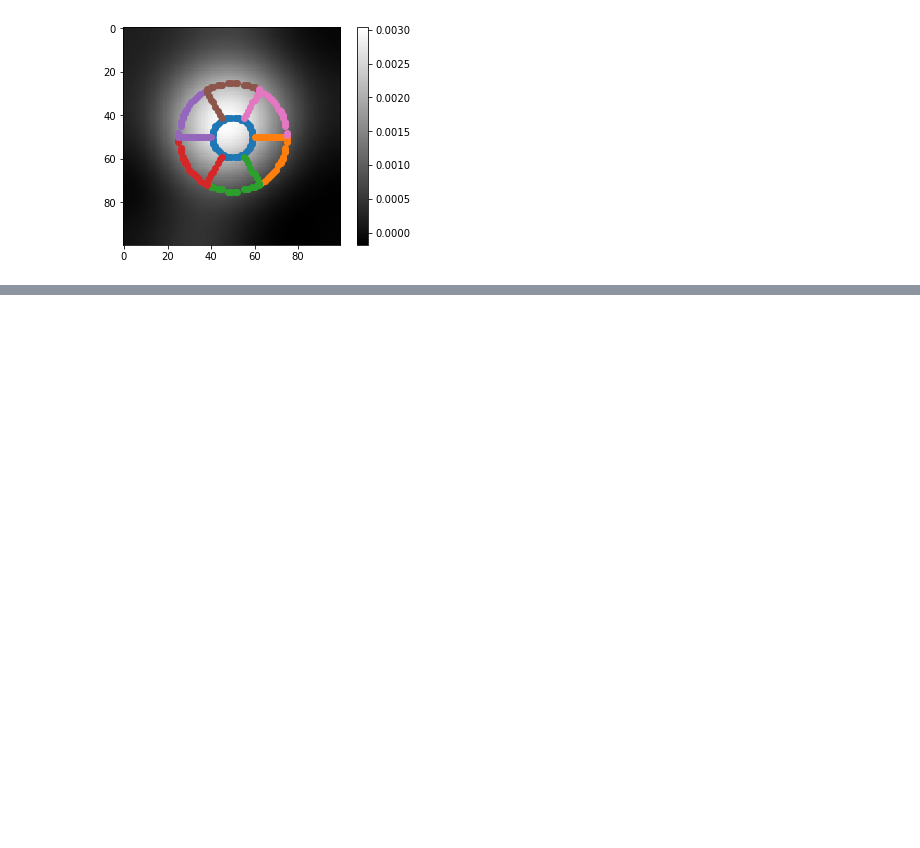
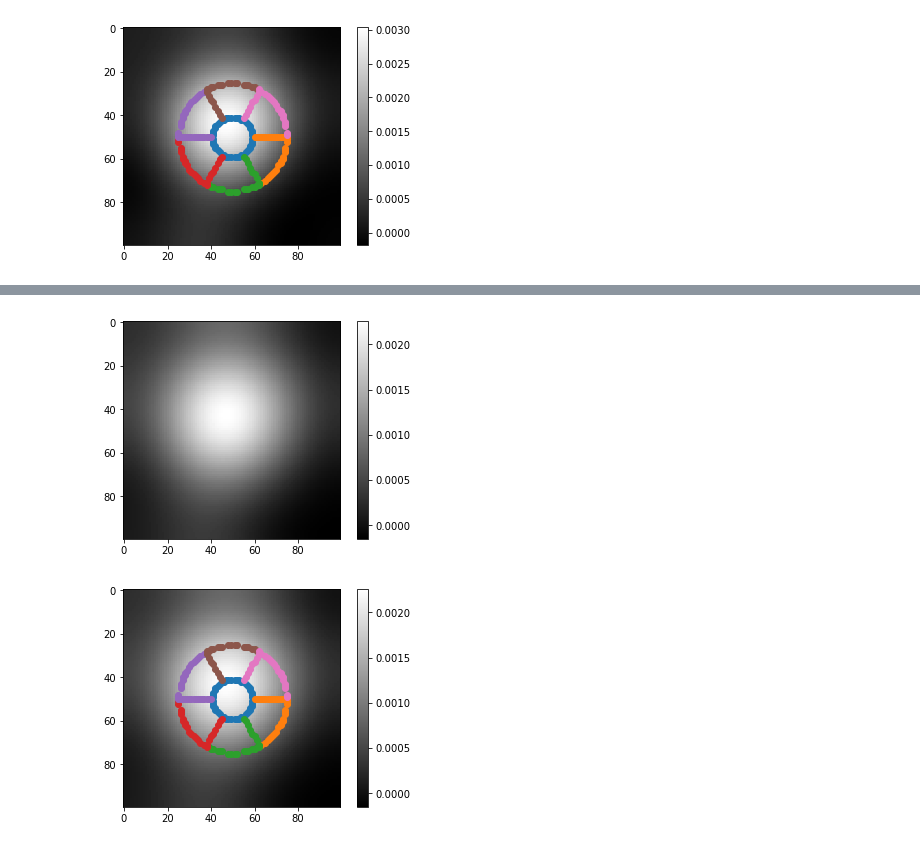
Before and after one commit to richardpan38/FOBOS, a Jupyter notebook: doc/Smoothing-Check.ipynb, the cells around one changed output, grey strips where cells are left out. Saved outputs shown, nothing was run; the diff lists cells and outputs as text; code cells hidden in the pictures; blank space fills up the shorter version.

```diff
--- a/doc/Smoothing-Check.ipynb
+++ b/doc/Smoothing-Check.ipynb
@@ -287,0 +298,8 @@ gen.smooth_flux()
+# %%
+FWHM = 1.5
+gen.smoothing(FWHM)
+gen.graph_image(gen.smoothed_image)
+gen.overplot_image(gen.smoothed_image)
+# %% [output]
+[figure, added]
+[figure, added]
```
Also changed, not shown: parts of 10 cells of this notebook, 1 other file.
